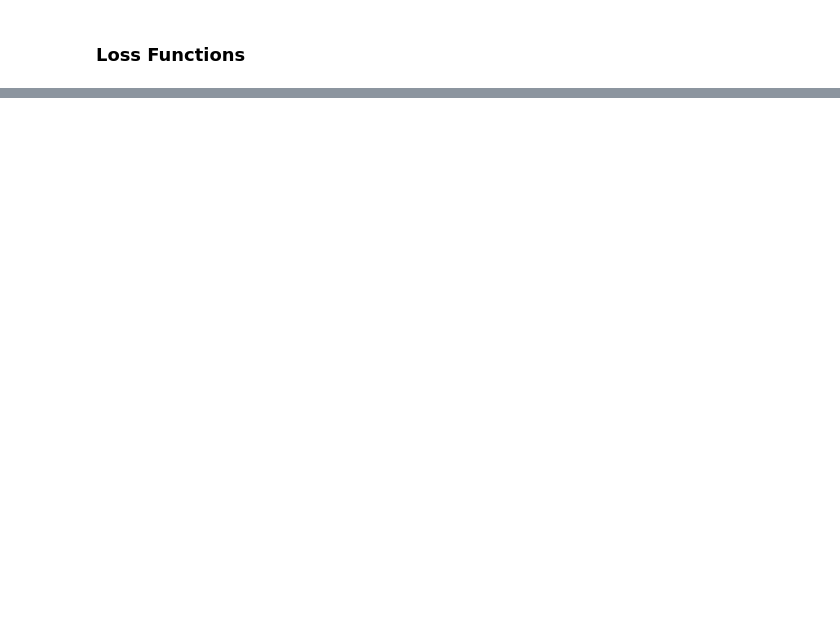
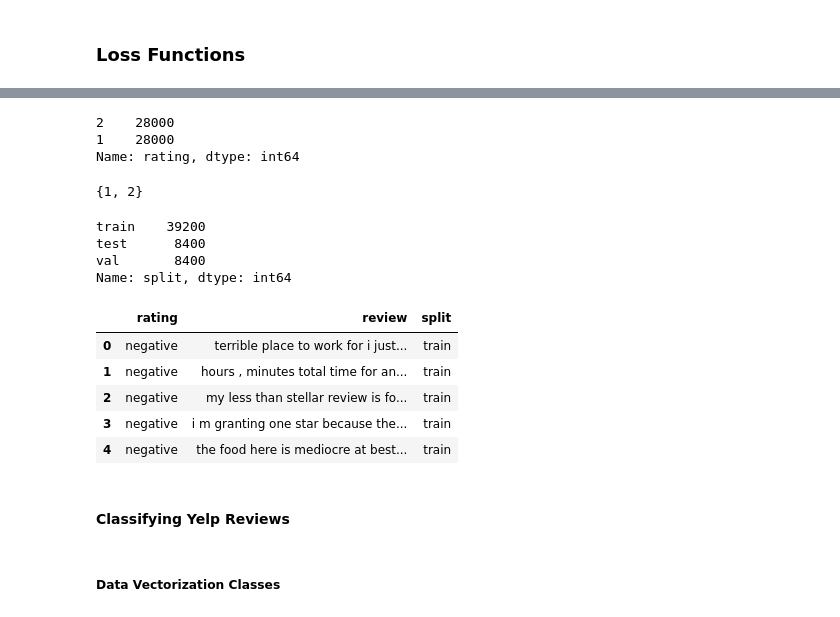
Before and after one commit to karenacorn99/NLPwithPyTorch-Rao-McMahan, a Jupyter notebook: nlp.ipynb, the cells around one changed output, grey strips where cells are left out. Drawn from its saved outputs; the diff is of its cells as text; code cells hidden in the pictures; blank space fills up the shorter version.

```diff
--- a/nlp.ipynb
+++ b/nlp.ipynb
@@ -139,0 +428,20 @@ tensor(1.0166)
+# %%
+# making the subset equal across the review classes
+# split the subset by rating to create new train, val, and test splits
+# create empty default dict
+by_rating = collections.defaultdict(list) # dict subclass that calls a factory function to supply missing values
+# add training data into default dict
+for _, row in train_reviews.iterrows():
+    by_rating[row.rating].append(row.to_dict())
+
+print(train_reviews.iloc[0].to_dict())
+
+review_subset = []
+
+for _, item_list in sorted(by_rating.items()):
+
+    n_total = len(item_list)
+    n_subset = int(args.proportion_subset_of_train * n_total)
+    review_subset.extend(item_list[:n_subset])
+
+review_subset = pd.DataFrame(review_subset)
@@ -139,0 +459,10 @@ tensor(1.0166)
+# %%
+review_subset.rating.value_counts()
+# %% [output]
+2    28000
+1    28000
+Name: rating, dtype: int64
+# %%
+set(review_subset.rating)
+# %% [output]
+{1, 2}
@@ -139,0 +505,33 @@ tensor(1.0166)
+# %%
+# Write split data to file
+final_reviews = pd.DataFrame(final_list)
+# %%
+final_reviews.split.value_counts()
+# %% [output]
+train    39200
+test      8400
+val       8400
+Name: split, dtype: int64
+# %%
+# Preprocess the reviews
+def preprocess_text(text):
+    text = text.lower()
+    # adding space around puntuation
+    text = re.sub(r"([.,!?])", r" \1 ", text)
+    # removing extraneous symbols that are not punctuations
+    text = re.sub(r"[^a-zA-Z.,!?]+", r" ", text)
+    return text
+
+final_reviews.review = final_reviews.review.apply(preprocess_text)
+# %%
+# convert int rating({1, 2}) to str rating({'negative', 'positive'})
+final_reviews['rating'] = final_reviews.rating.apply({1: 'negative', 2: 'positive'}.get)
+# %%
+final_reviews.head()
+# %% [output]
+|  | rating | review | split |
+| 0 | negative | terrible place to work for i just... | train |
+| 1 | negative | hours , minutes total time for an... | train |
+| 2 | negative | my less than stellar review is fo... | train |
+| 3 | negative | i m granting one star because the... | train |
+| 4 | negative | the food here is mediocre at best... | train |
@@ -139,0 +541,2 @@ tensor(1.0166)
+# %% [markdown]
+#### Classifying Yelp Reviews
@@ -139,0 +559,2 @@ tensor(1.0166)
+# %% [markdown]
+##### Data Vectorization Classes
```
Also changed, not shown: parts of 43 cells of this notebook, 2 other files.
